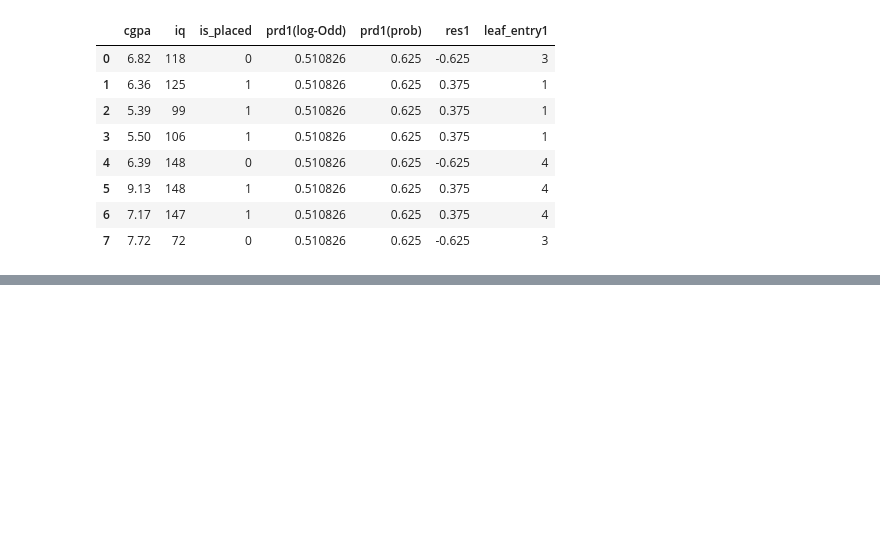
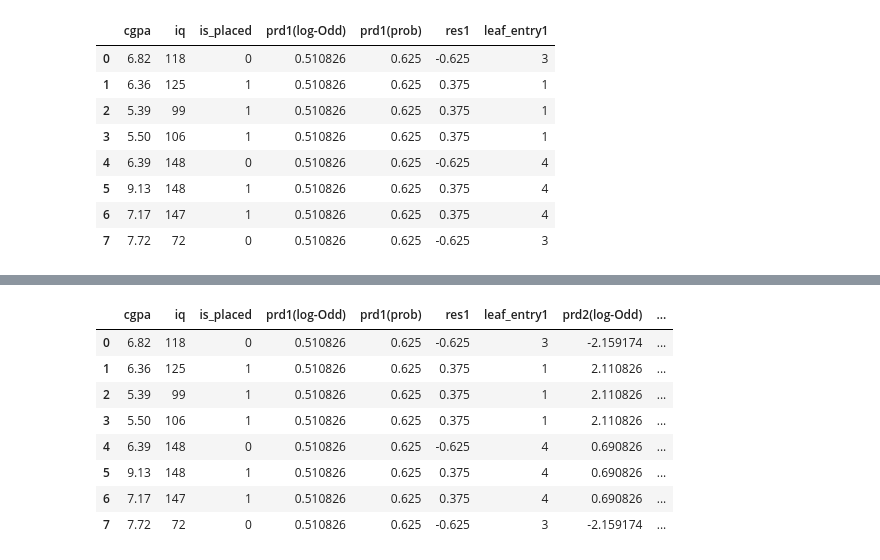
Before and after one commit to Ebratul/practices, a Jupyter notebook: gradient-boosting-classification.ipynb, the cells around one changed output, grey strips where cells are left out. Saved outputs shown, nothing was run; the diff lists cells and outputs as text; code cells hidden in the pictures; blank space fills up the shorter version.

```diff
--- a/gradient-boosting-classification.ipynb
+++ b/gradient-boosting-classification.ipynb
@@ -106,2 +153,15 @@ df
+# %%
+df['leaf_entry2'] = reg2.apply(df.iloc[:,0:2])
+df
+# %% [output]
+|  | cgpa | iq | is_placed | prd1(log-Odd) | prd1(prob) | res1 | leaf_entry1 | prd2(log-Odd) | ... |
+| 0 | 6.82 | 118 | 0 | 0.510826 | 0.625 | -0.625 | 3 | -2.159174 | ... |
+| 1 | 6.36 | 125 | 1 | 0.510826 | 0.625 | 0.375 | 1 | 2.110826 | ... |
+| 2 | 5.39 | 99 | 1 | 0.510826 | 0.625 | 0.375 | 1 | 2.110826 | ... |
+| 3 | 5.50 | 106 | 1 | 0.510826 | 0.625 | 0.375 | 1 | 2.110826 | ... |
+| 4 | 6.39 | 148 | 0 | 0.510826 | 0.625 | -0.625 | 4 | 0.690826 | ... |
+| 5 | 9.13 | 148 | 1 | 0.510826 | 0.625 | 0.375 | 4 | 0.690826 | ... |
+| 6 | 7.17 | 147 | 1 | 0.510826 | 0.625 | 0.375 | 4 | 0.690826 | ... |
+| 7 | 7.72 | 72 | 0 | 0.510826 | 0.625 | -0.625 | 3 | -2.159174 | ... |
 # %%
 def return_logs(leaf):
```
Also changed, not shown: parts of 14 cells of this notebook.
